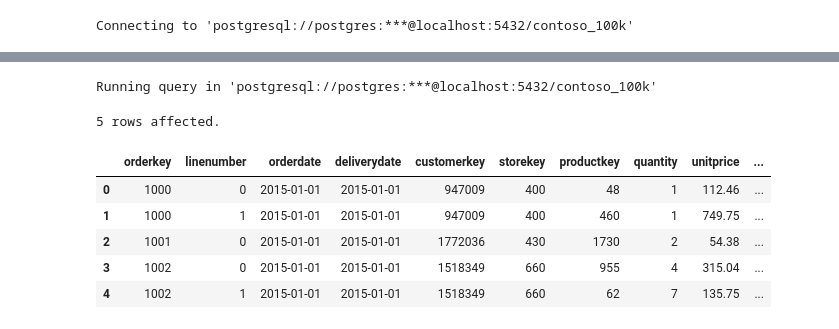
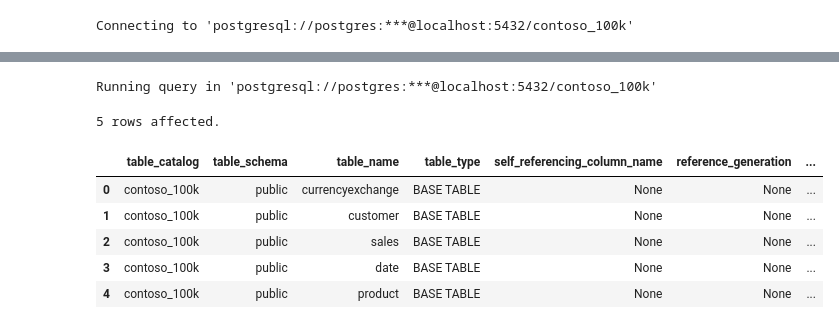
Before and after one commit to ChaitanyaYadav001/Question, a Jupyter notebook: Resources/Blank_SQL_Notebook.ipynb, the cells around one changed output, grey strips where cells are left out. Saved outputs shown, nothing was run; the diff lists cells and outputs as text; code cells hidden in the pictures.

```diff
--- a/Resources/Blank_SQL_Notebook.ipynb
+++ b/Resources/Blank_SQL_Notebook.ipynb
@@ -58,13 +102,13 @@ Connecting to 'postgresql://postgres:***@localhost:5432/contoso_100k'
 # %%
 %%sql
 
-select * from sales limit 5
+select * from information_schema.tables limit 5
 # %% [output]
 Running query in 'postgresql://postgres:***@localhost:5432/contoso_100k'
 5 rows affected.
-|  | orderkey | linenumber | orderdate | deliverydate | customerkey | storekey | productkey | quantity | unitprice | ... |
-| 0 | 1000 | 0 | 2015-01-01 | 2015-01-01 | 947009 | 400 | 48 | 1 | 112.46 | ... |
-| 1 | 1000 | 1 | 2015-01-01 | 2015-01-01 | 947009 | 400 | 460 | 1 | 749.75 | ... |
-| 2 | 1001 | 0 | 2015-01-01 | 2015-01-01 | 1772036 | 430 | 1730 | 2 | 54.38 | ... |
-| 3 | 1002 | 0 | 2015-01-01 | 2015-01-01 | 1518349 | 660 | 955 | 4 | 315.04 | ... |
-| 4 | 1002 | 1 | 2015-01-01 | 2015-01-01 | 1518349 | 660 | 62 | 7 | 135.75 | ... |
+|  | table_catalog | table_schema | table_name | table_type | self_referencing_column_name | reference_generation | ... |
+| 0 | contoso_100k | public | currencyexchange | BASE TABLE | None | None | ... |
+| 1 | contoso_100k | public | customer | BASE TABLE | None | None | ... |
+| 2 | contoso_100k | public | sales | BASE TABLE | None | None | ... |
+| 3 | contoso_100k | public | date | BASE TABLE | None | None | ... |
+| 4 | contoso_100k | public | product | BASE TABLE | None | None | ... |
```
Also changed, not shown: parts of 4 cells of this notebook.
